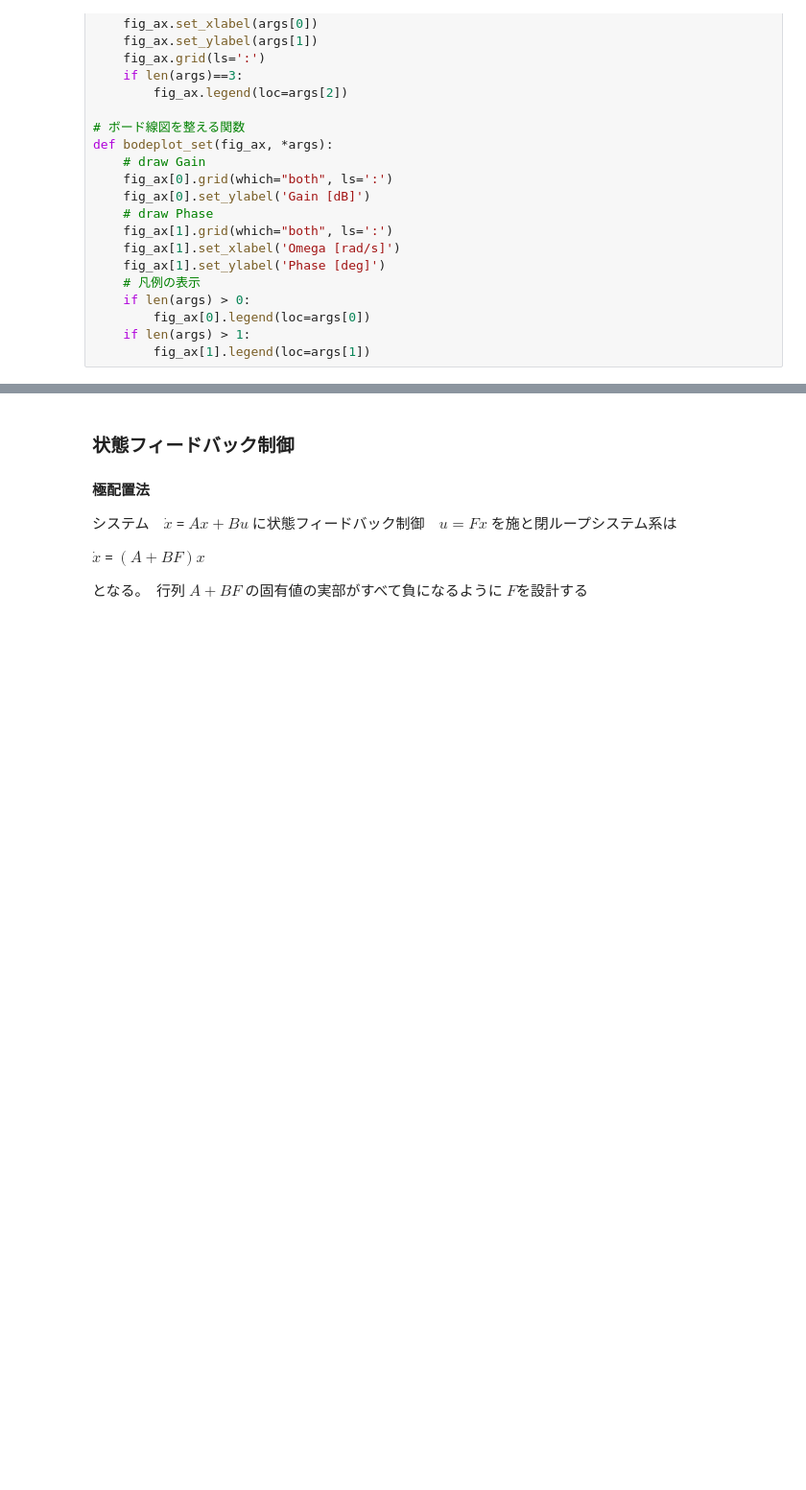
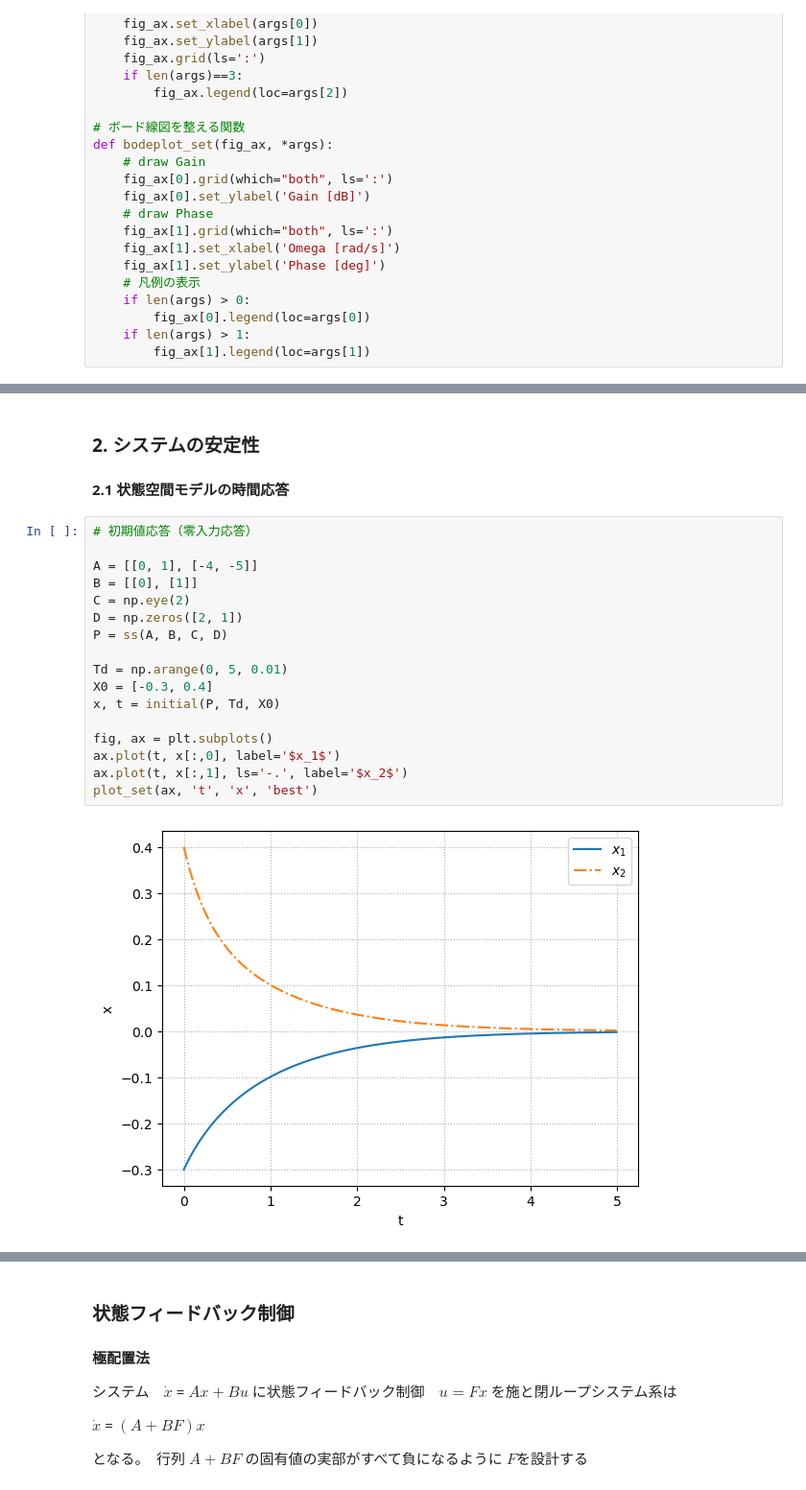
Before and after one commit to tet-kitamori/Lets-Python, a Jupyter notebook: ControlDesign_2.ipynb, the cells around one changed output, grey strips where cells are left out. Shown at 96% size. Saved outputs shown, nothing was run; the diff lists cells and outputs as text; blank space fills up the shorter version.

```diff
--- a/ControlDesign_2.ipynb
+++ b/ControlDesign_2.ipynb
@@ -41,0 +80,23 @@ def bodeplot_set(fig_ax, *args):
+# %% [markdown]
+### 2. システムの安定性
+
+#### 2.1 状態空間モデルの時間応答
+# %%
+# 初期値応答（零入力応答）
+
+A = [[0, 1], [-4, -5]]
+B = [[0], [1]]
+C = np.eye(2)
+D = np.zeros([2, 1])
+P = ss(A, B, C, D)
+
+Td = np.arange(0, 5, 0.01)
+X0 = [-0.3, 0.4]
+x, t = initial(P, Td, X0)
+
+fig, ax = plt.subplots()
+ax.plot(t, x[:,0], label='$x_1$')
+ax.plot(t, x[:,1], ls='-.', label='$x_2$')
+plot_set(ax, 't', 'x', 'best')
+# %% [output]
+[figure, added]
```
Also changed, not shown: parts of 13 cells of this notebook.
